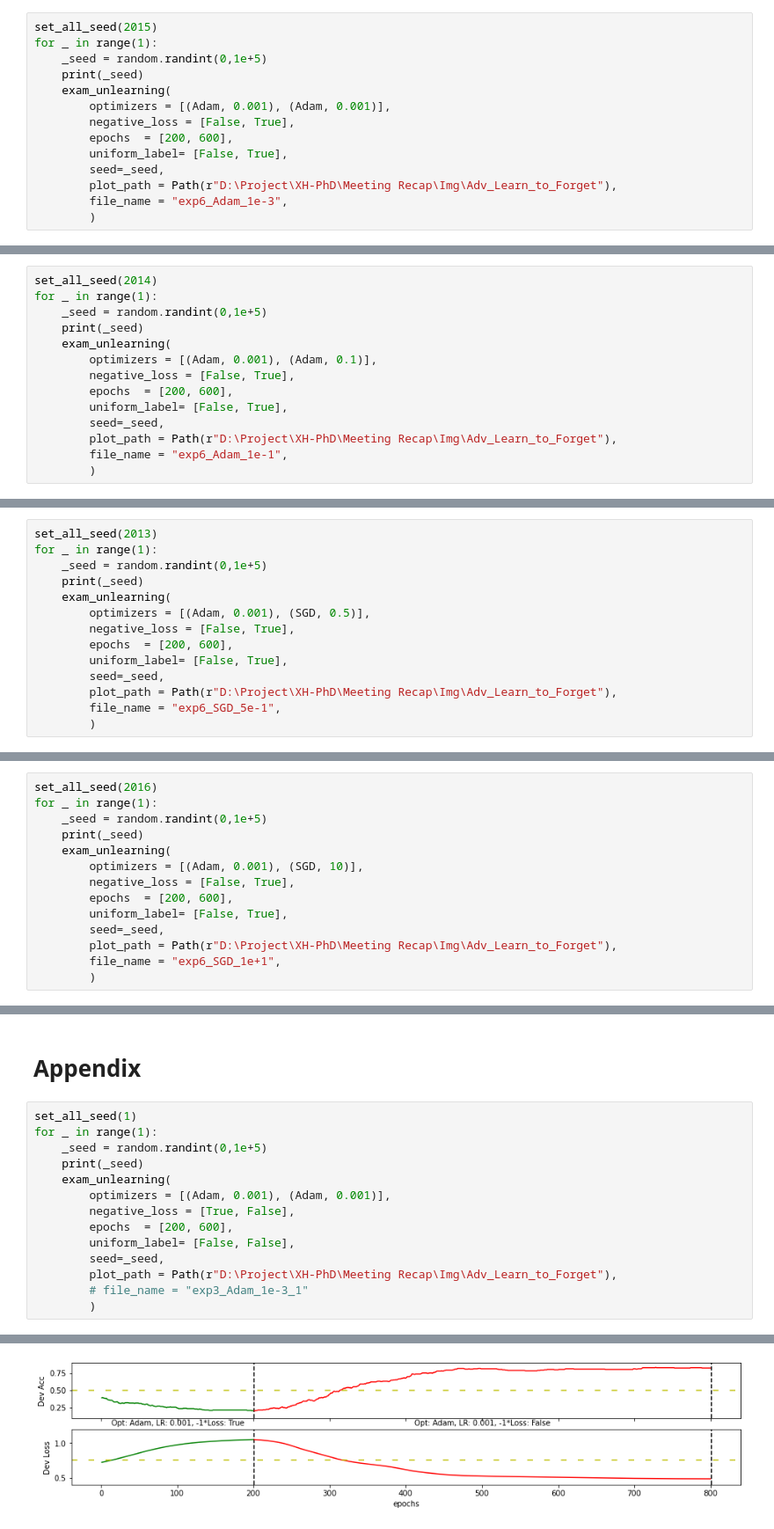
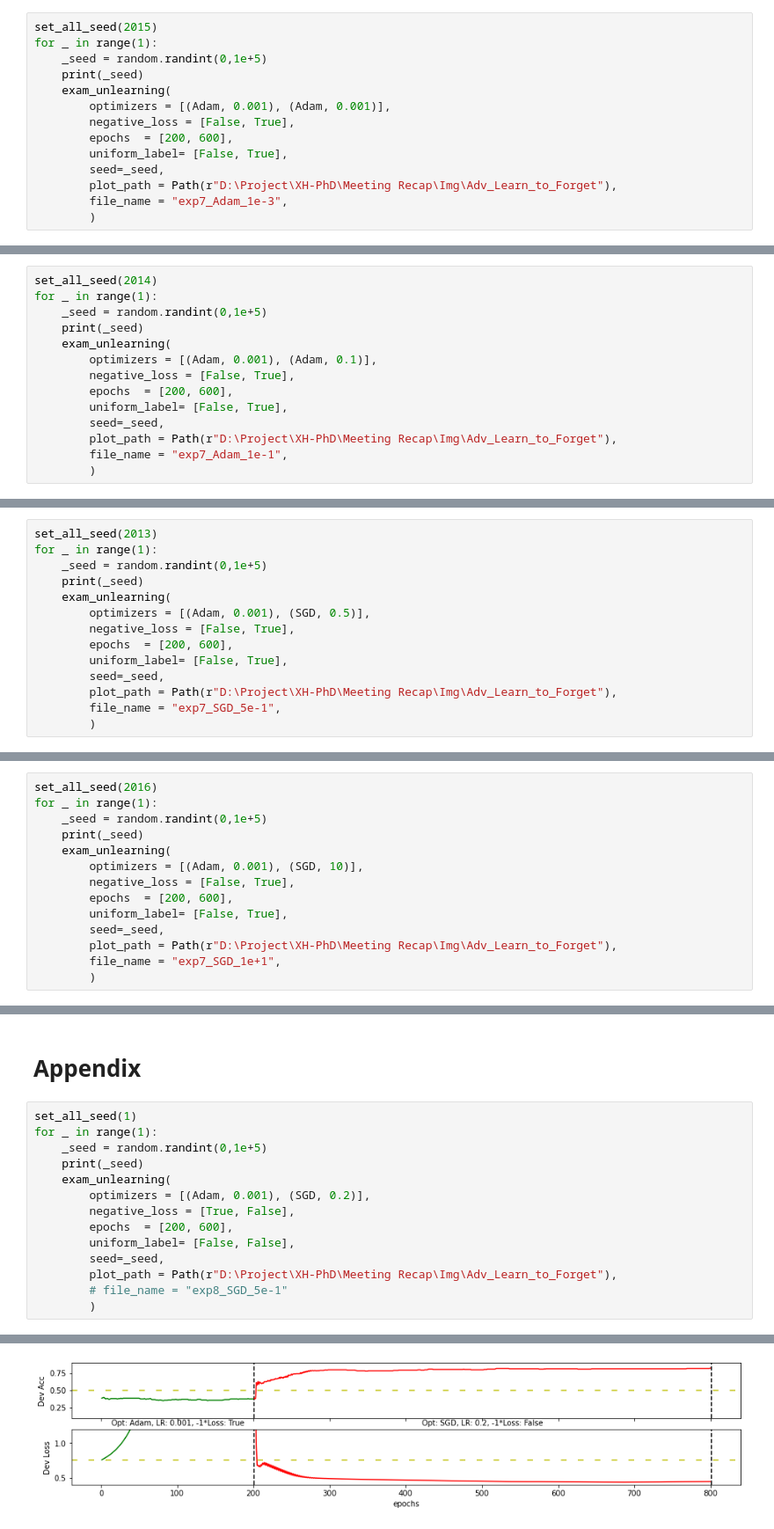
Before and after one commit to Libr-AI/fairlib, a Jupyter notebook: dev/dev_unleanring.ipynb, the cells around one changed output, grey strips where cells are left out. Shown at 88% size. Cells and saved outputs as stored; diff of their text form.

```diff
--- a/dev/dev_unleanring.ipynb
+++ b/dev/dev_unleanring.ipynb
@@ -498,7 +539,7 @@ for _ in range(1):
         uniform_label= [False, True],
         seed=_seed,
         plot_path = Path(r"D:\Project\XH-PhD\Meeting Recap\Img\Adv_Learn_to_Forget"),
-        file_name = "exp6_Adam_1e-3",
+        file_name = "exp7_Adam_1e-3",
         )
 # %% [output]
 95263
@@ -515,7 +556,7 @@ for _ in range(1):
         uniform_label= [False, True],
         seed=_seed,
         plot_path = Path(r"D:\Project\XH-PhD\Meeting Recap\Img\Adv_Learn_to_Forget"),
-        file_name = "exp6_Adam_1e-1",
+        file_name = "exp7_Adam_1e-1",
         )
 # %% [output]
 41333
@@ -532,7 +573,7 @@ for _ in range(1):
         uniform_label= [False, True],
         seed=_seed,
         plot_path = Path(r"D:\Project\XH-PhD\Meeting Recap\Img\Adv_Learn_to_Forget"),
-        file_name = "exp6_SGD_5e-1",
+        file_name = "exp7_SGD_5e-1",
         )
 # %% [output]
 55728
@@ -549,7 +590,7 @@ for _ in range(1):
         uniform_label= [False, True],
         seed=_seed,
         plot_path = Path(r"D:\Project\XH-PhD\Meeting Recap\Img\Adv_Learn_to_Forget"),
-        file_name = "exp6_SGD_1e+1",
+        file_name = "exp7_SGD_1e+1",
         )
 # %% [output]
 96721
@@ -559,20 +600,20 @@ for _ in range(1):
 # %%
 set_all_seed(1)
 for _ in range(1):
     _seed = random.randint(0,1e+5)
     print(_seed)
     exam_unlearning(
-        optimizers = [(Adam, 0.001), (Adam, 0.001)],
+        optimizers = [(Adam, 0.001), (SGD, 0.2)],
         negative_loss = [True, False],
         epochs  = [200, 600],
         uniform_label= [False, False],
         seed=_seed,
         plot_path = Path(r"D:\Project\XH-PhD\Meeting Recap\Img\Adv_Learn_to_Forget"),
-        # file_name = "exp3_Adam_1e-3_1"
+        # file_name = "exp8_SGD_5e-1"
         )
 # %% [output]
 17611
-[figure, old version]
+[figure, new version]
 # %%
 set_all_seed(1)
 for _ in range(1):
```
Also changed, not shown: parts of 32 cells of this notebook.
